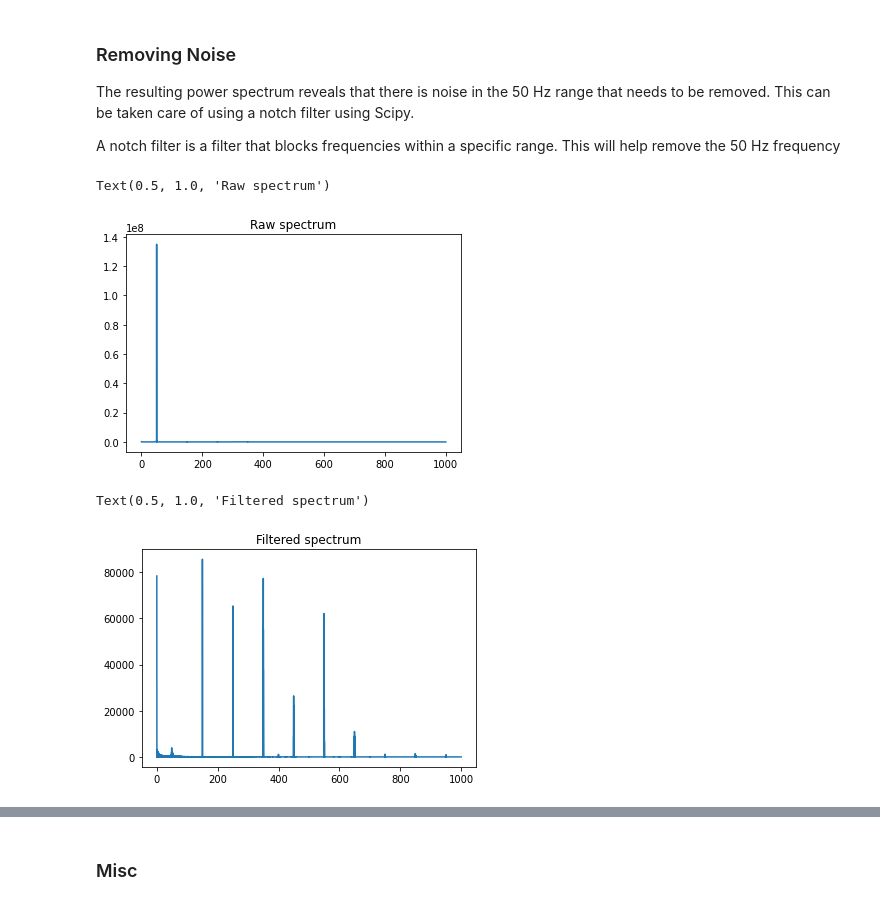
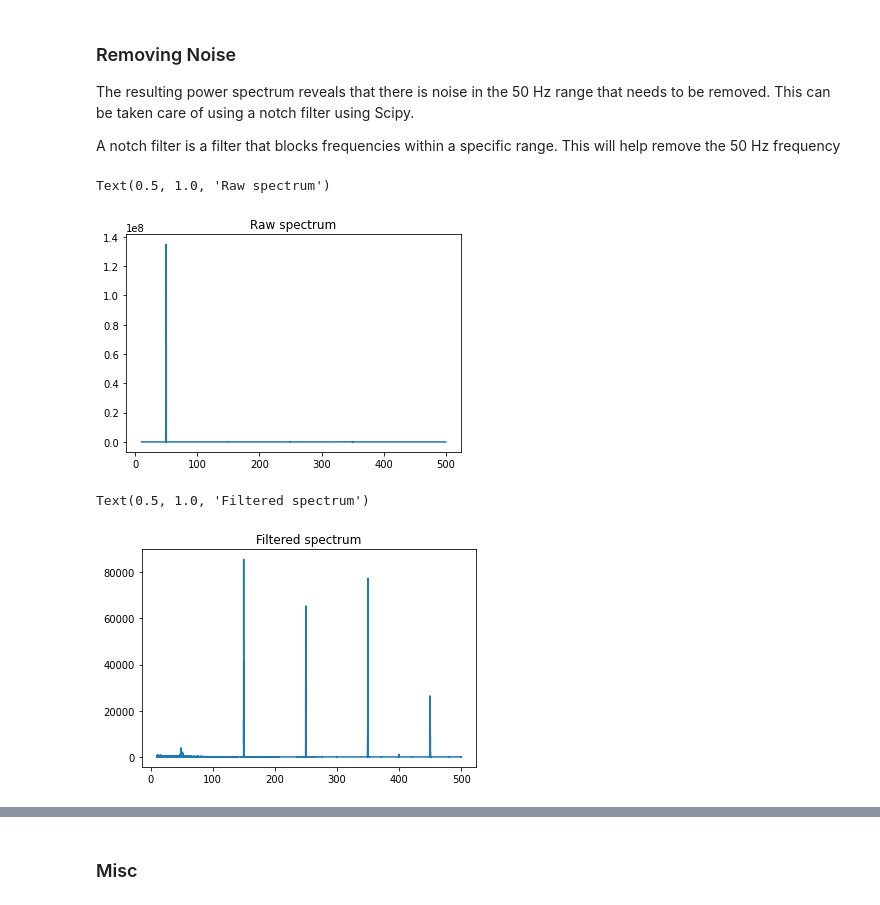
Before and after one commit to WiIIson/EMGFlow-Python-Package, a Jupyter notebook: PeakAffectDS-Analysis.ipynb, the cells around one changed output, grey strips where cells are left out. Saved outputs shown, nothing was run; the diff lists cells and outputs as text; code cells hidden in the pictures.

```diff
--- a/PeakAffectDS-Analysis.ipynb
+++ b/PeakAffectDS-Analysis.ipynb
@@ -13,9 +14,13 @@ import matplotlib.pyplot as plt
 # %% [markdown]
 ### Import Data
 # %%
-happy = pd.read_csv('Data/Raw_PID_01-10/01/01-03-01.csv')
-print('rows =', len(happy.index))
-happy.head()
+#
+# Load data from subject 1 while watching the happy video
+#
+
+s1_happy = pd.read_csv('Data/Raw_PID_01-10/01/01-03-01.csv')
+print('rows =', len(s1_happy.index))
+s1_happy.head()
 # %% [output]
 rows = 390568
 |  | Time | EMG_zyg | EMG_cor | ECG | Respiration | Events |
@@ -24,3 +29,12 @@ rows = 390568
 | 2 | 0.0015 | -0.002136 | -0.024414 | -0.169983 | -0.065002 | 0.0 |
 | 3 | 0.0020 | 0.030212 | -0.003357 | -0.172424 | -0.064392 | 0.0 |
 | 4 | 0.0025 | 0.040894 | 0.010681 | -0.174866 | -0.063782 | 0.0 |
+# %%
+#
+# Process the data with neurokit2
+#
+
+cleaned_emg = nk.emg_clean(s1_happy['EMG_zyg'], sampling_rate=2000)
+
+plt.plot(cleaned_emg)
+plt.show()
@@ -27,3 +43,11 @@ rows = 390568
+# %%
+#
+# Construct power spectrum
+#
+
+ps = ecg_quality(cleaned_emg, method='zhao2018')
+
+plt.plot
 # %% [markdown]
 ### Exploring The Data
 
@@ -36,12 +64,14 @@ Now the data can be used to make a power spectrum graph. Here, a graph is made u
 
 def makePowerSpectrum(data, time_step):
     mags = np.abs(np.fft.fft(data)) ** 2
+    #mags = np.fft.fft(data)
     freqs = np.fft.fftfreq(data.size, time_step)
     idx = np.argsort(freqs)
     ps = pd.DataFrame({'Frequency': freqs[idx], 'Magnitude': mags[idx]})
 
-    # Remove mirrored frequencies
-    ps = ps[ps['Frequency'] >= 0]
+    # Only display frequencies between 10 and 500
+    ps = ps[ps['Frequency'] >= 10]
+    ps = ps[ps['Frequency'] <= 500]
 
     return ps
 # %%
@@ -183,16 +211,20 @@ plt.plot(ps['Frequency'], ps['Magnitude'])
 plt.title('Raw spectrum')
 # %% [output]
 Text(0.5, 1.0, 'Raw spectrum')
-[figure, old version]
+[figure, new version]
 # %%
 #
 # Filter out 50 Hz frequencies
 #
 
-ps.loc[(ps['Frequency'] >= 49) & (ps['Frequency'] <= 51), 'Magnitude'] = 0
+def notchFilter(data, hz):
+    data.loc[(data['Frequency'] >= hz-1) & (data['Frequency'] <= hz+1), 'Magnitude'] = 0
+    return data
 
-plt.plot(ps['Frequency'], ps['Magnitude'])
+test_ps = notchFilter(ps, 50)
+
+plt.plot(test_ps['Frequency'], test_ps['Magnitude'])
 plt.title('Filtered spectrum')
 # %% [output]
 Text(0.5, 1.0, 'Filtered spectrum')
-[figure, old version]
+[figure, new version]
```
Also changed, not shown: parts of 18 cells of this notebook, 1 other file.
